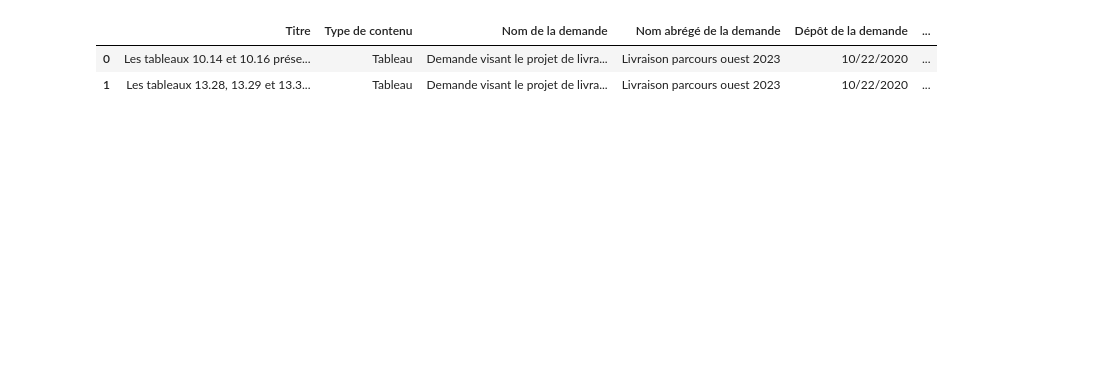
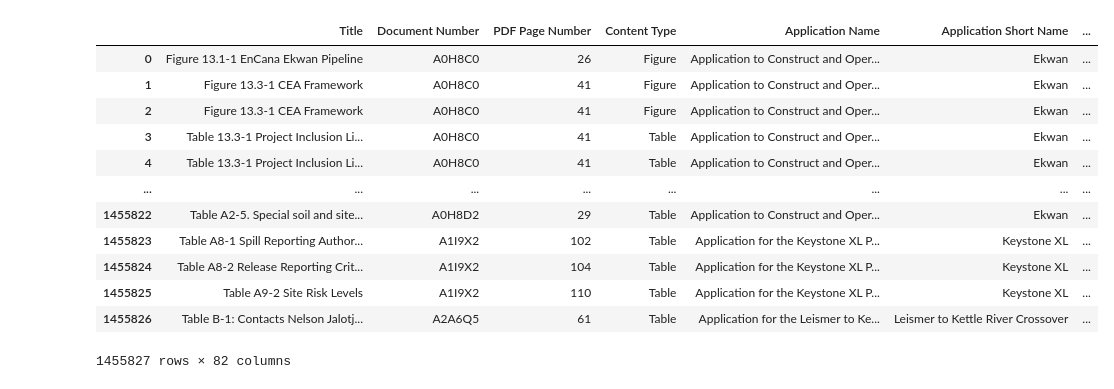
Before and after one commit to CER-REC/esa-data-bank_banque-donnees-ees, a Jupyter notebook: Codes/Section_04_Final_Data_Merge_and_Visualization/bundle/merge_eng_fra_index.ipynb, the cells around one changed output. Saved outputs shown, nothing was run; the diff lists cells and outputs as text; code cells hidden in the pictures; blank space fills up the shorter version.

```diff
--- a/Codes/Section_04_Final_Data_Merge_and_Visualization/bundle/merge_eng_fra_index.ipynb
+++ b/Codes/Section_04_Final_Data_Merge_and_Visualization/bundle/merge_eng_fra_index.ipynb
@@ -39,6 +101,0 @@ df_eng_old_merged.tail(2)
-# %%
-df_fra_new_projects.head(2)
-# %% [output]
-|  | Titre | Type de contenu | Nom de la demande | Nom abrégé de la demande | Dépôt de la demande | ... |
-| 0 | Les tableaux 10.14 et 10.16 prése... | Tableau | Demande visant le projet de livra... | Livraison parcours ouest 2023 | 10/22/2020 | ... |
-| 1 | Les tableaux 13.28, 13.29 et 13.3... | Tableau | Demande visant le projet de livra... | Livraison parcours ouest 2023 | 10/22/2020 | ... |
@@ -47,0 +102,22 @@ df_fra_new_merged = pd.merge(df_eng_new_merged, df_fra_new_projects, how='inner'
+# %%
+left_cols = ['Document Number', 'Hearing order', 'Consultant Name', 'PDF Page Number', 'File Name']
+right_cols = ['Numéro de document', 'Ordonnance d\'audience', 'Nom du consultant', 'Numéro de page PDF', 'Nom de fichier']
+# %%
+df_fra_old_merged = merge_dfs_with_matching_specific_columns(df_eng_old_merged, df_fra_old_projects, left_on=left_cols, right_on=right_cols)
+df_fra_new_merged = merge_dfs_with_matching_specific_columns(df_eng_new_merged, df_fra_new_projects, left_on=left_cols, right_on=right_cols)
+# %%
+df_fra_old_merged
+# %% [output]
+|  | Title | Document Number | PDF Page Number | Content Type | Application Name | Application Short Name | ... |
+| 0 | Figure 13.1-1 EnCana Ekwan Pipeline | A0H8C0 | 26 | Figure | Application to Construct and Oper... | Ekwan | ... |
+| 1 | Figure 13.3-1 CEA Framework | A0H8C0 | 41 | Figure | Application to Construct and Oper... | Ekwan | ... |
+| 2 | Figure 13.3-1 CEA Framework | A0H8C0 | 41 | Figure | Application to Construct and Oper... | Ekwan | ... |
+| 3 | Table 13.3-1 Project Inclusion Li... | A0H8C0 | 41 | Table | Application to Construct and Oper... | Ekwan | ... |
+| 4 | Table 13.3-1 Project Inclusion Li... | A0H8C0 | 41 | Table | Application to Construct and Oper... | Ekwan | ... |
+| ... | ... | ... | ... | ... | ... | ... | ... |
+| 1455822 | Table A2-5. Special soil and site... | A0H8D2 | 29 | Table | Application to Construct and Oper... | Ekwan | ... |
+| 1455823 | Table A8-1 Spill Reporting Author... | A1I9X2 | 102 | Table | Application for the Keystone XL P... | Keystone XL | ... |
+| 1455824 | Table A8-2 Release Reporting Crit... | A1I9X2 | 104 | Table | Application for the Keystone XL P... | Keystone XL | ... |
+| 1455825 | Table A9-2 Site Risk Levels | A1I9X2 | 110 | Table | Application for the Keystone XL P... | Keystone XL | ... |
+| 1455826 | Table B-1: Contacts Nelson Jalotj... | A2A6Q5 | 61 | Table | Application for the Leismer to Ke... | Leismer to Kettle River Crossover | ... |
+1455827 rows × 82 columns
```
Also changed, not shown: parts of 11 cells of this notebook.
